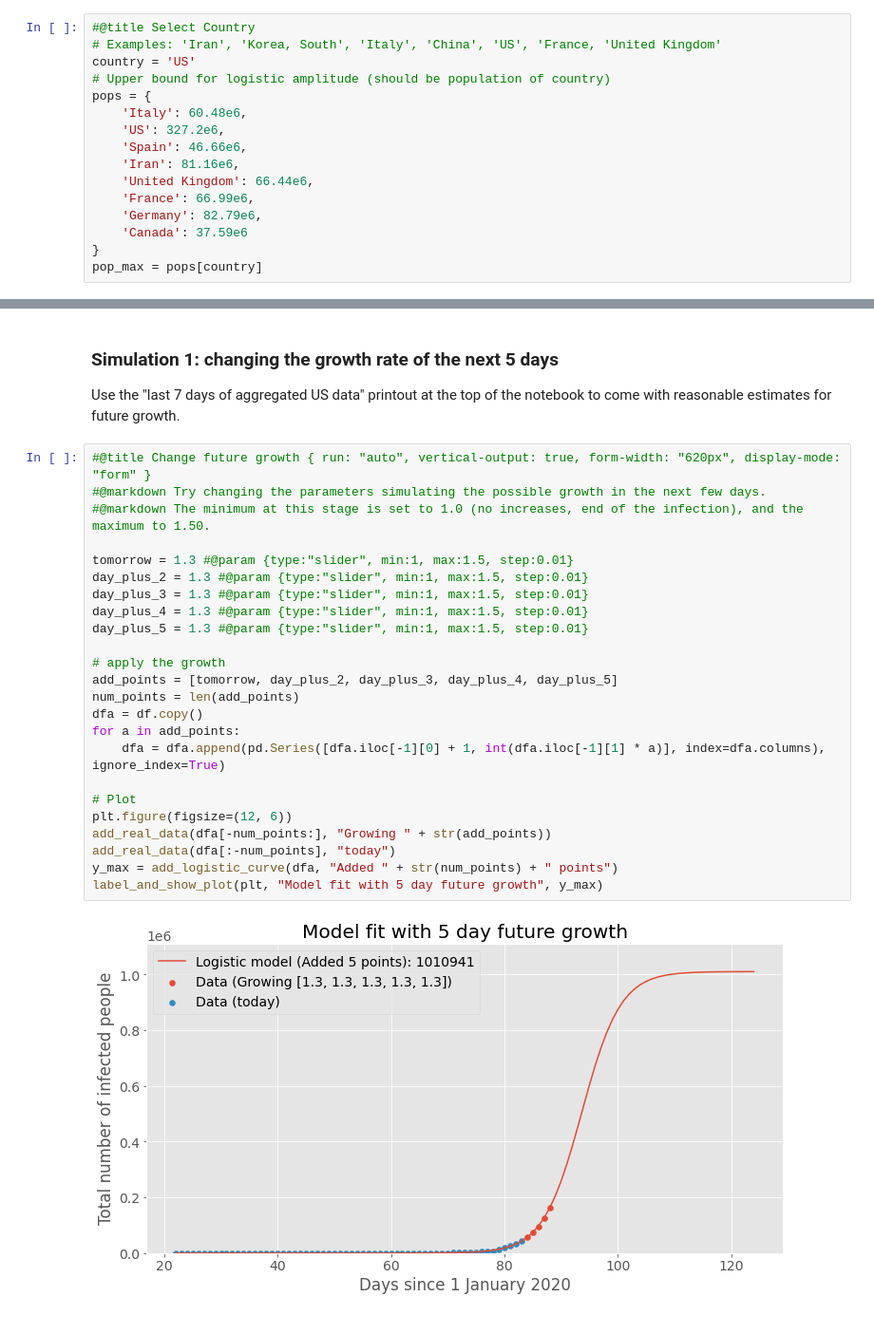
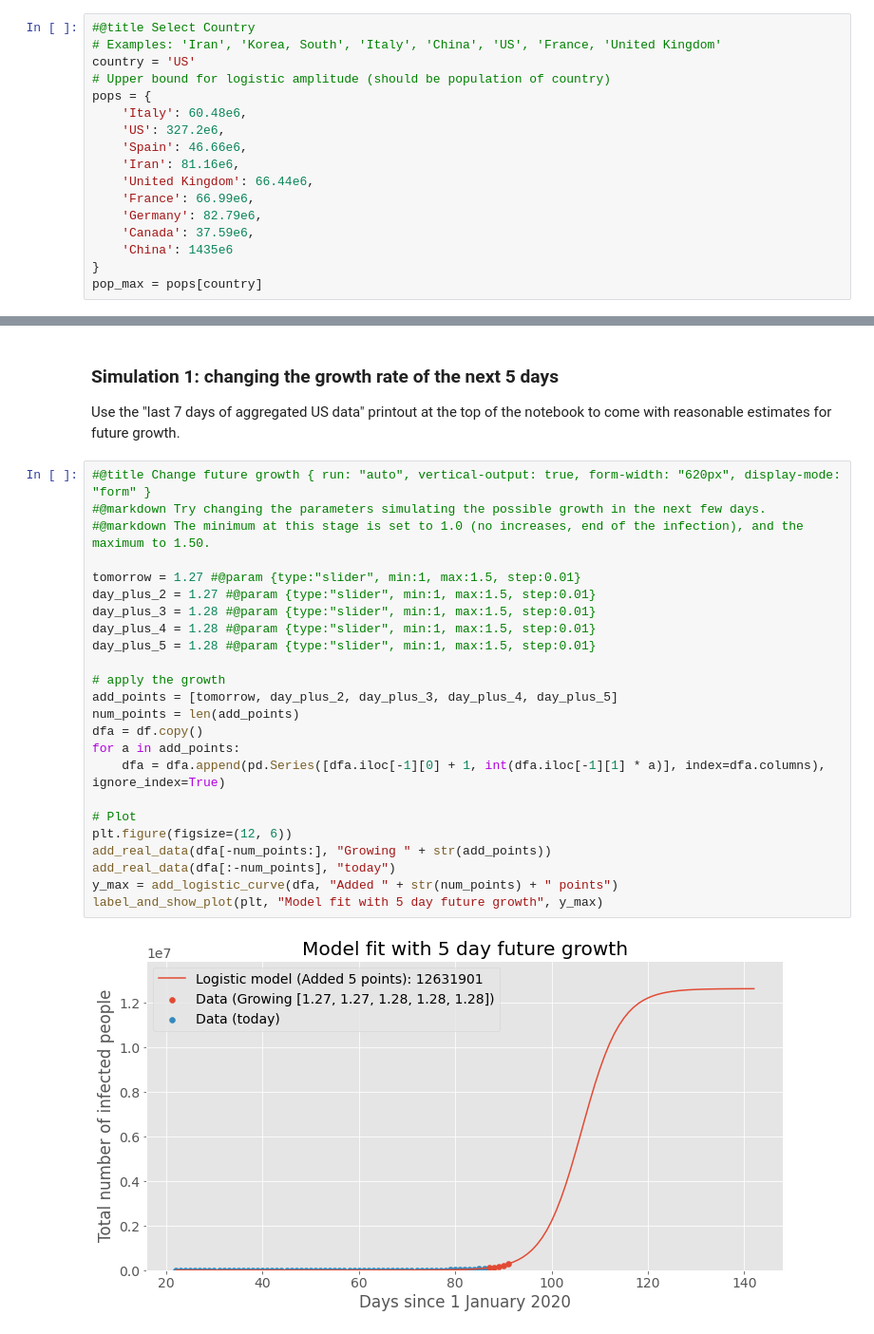
Before and after one commit to s-moran/covid-19-modeling, a Jupyter notebook: Covid19_Infection_Prediction.ipynb, the cells around one changed output, grey strips where cells are left out. Shown: that part at 95% size. Cells and saved outputs as stored; diff of their text form.

```diff
--- a/Covid19_Infection_Prediction.ipynb
+++ b/Covid19_Infection_Prediction.ipynb
@@ -45,7 +47,8 @@ pops = {
     'United Kingdom': 66.44e6,
     'France': 66.99e6,
     'Germany': 82.79e6,
-    'Canada': 37.59e6
+    'Canada': 37.59e6,
+    'China': 1435e6
 }
 pop_max = pops[country]
 # %%
@@ -293,26 +296,26 @@ Use the "last 7 days of aggregated US data" printout at the top of the notebook
 # %%
 #@title Change future growth { run: "auto", vertical-output: true, form-width: "620px", display-mode: "form" }
 #@markdown Try changing the parameters simulating the possible growth in the next few days.
 #@markdown The minimum at this stage is set to 1.0 (no increases, end of the infection), and the maximum to 1.50.
 
-tomorrow = 1.3 #@param {type:"slider", min:1, max:1.5, step:0.01}
-day_plus_2 = 1.3 #@param {type:"slider", min:1, max:1.5, step:0.01}
-day_plus_3 = 1.3 #@param {type:"slider", min:1, max:1.5, step:0.01}
-day_plus_4 = 1.3 #@param {type:"slider", min:1, max:1.5, step:0.01}
-day_plus_5 = 1.3 #@param {type:"slider", min:1, max:1.5, step:0.01}
+tomorrow = 1.27 #@param {type:"slider", min:1, max:1.5, step:0.01}
+day_plus_2 = 1.27 #@param {type:"slider", min:1, max:1.5, step:0.01}
+day_plus_3 = 1.28 #@param {type:"slider", min:1, max:1.5, step:0.01}
+day_plus_4 = 1.28 #@param {type:"slider", min:1, max:1.5, step:0.01}
+day_plus_5 = 1.28 #@param {type:"slider", min:1, max:1.5, step:0.01}
 
 # apply the growth
 add_points = [tomorrow, day_plus_2, day_plus_3, day_plus_4, day_plus_5]
 num_points = len(add_points)
 dfa = df.copy()
 for a in add_points:
     dfa = dfa.append(pd.Series([dfa.iloc[-1][0] + 1, int(dfa.iloc[-1][1] * a)], index=dfa.columns), ignore_index=True)
 
 # Plot
 plt.figure(figsize=(12, 6))
 add_real_data(dfa[-num_points:], "Growing " + str(add_points))
 add_real_data(dfa[:-num_points], "today")
 y_max = add_logistic_curve(dfa, "Added " + str(num_points) + " points")
 label_and_show_plot(plt, "Model fit with 5 day future growth", y_max)
 # %% [output]
-[figure, old version]
+[figure, new version]
```
Also changed, not shown: parts of 8 cells of this notebook.
